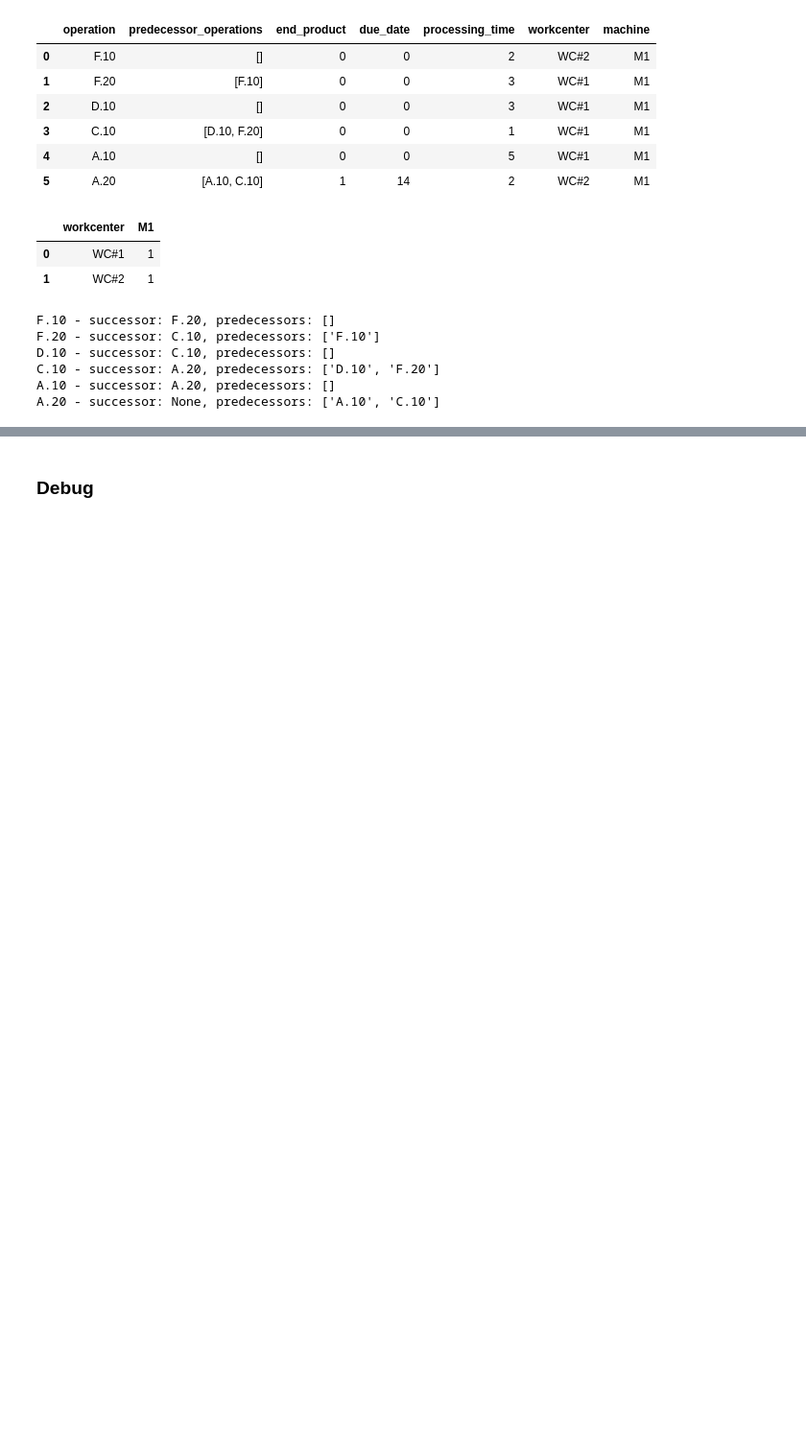
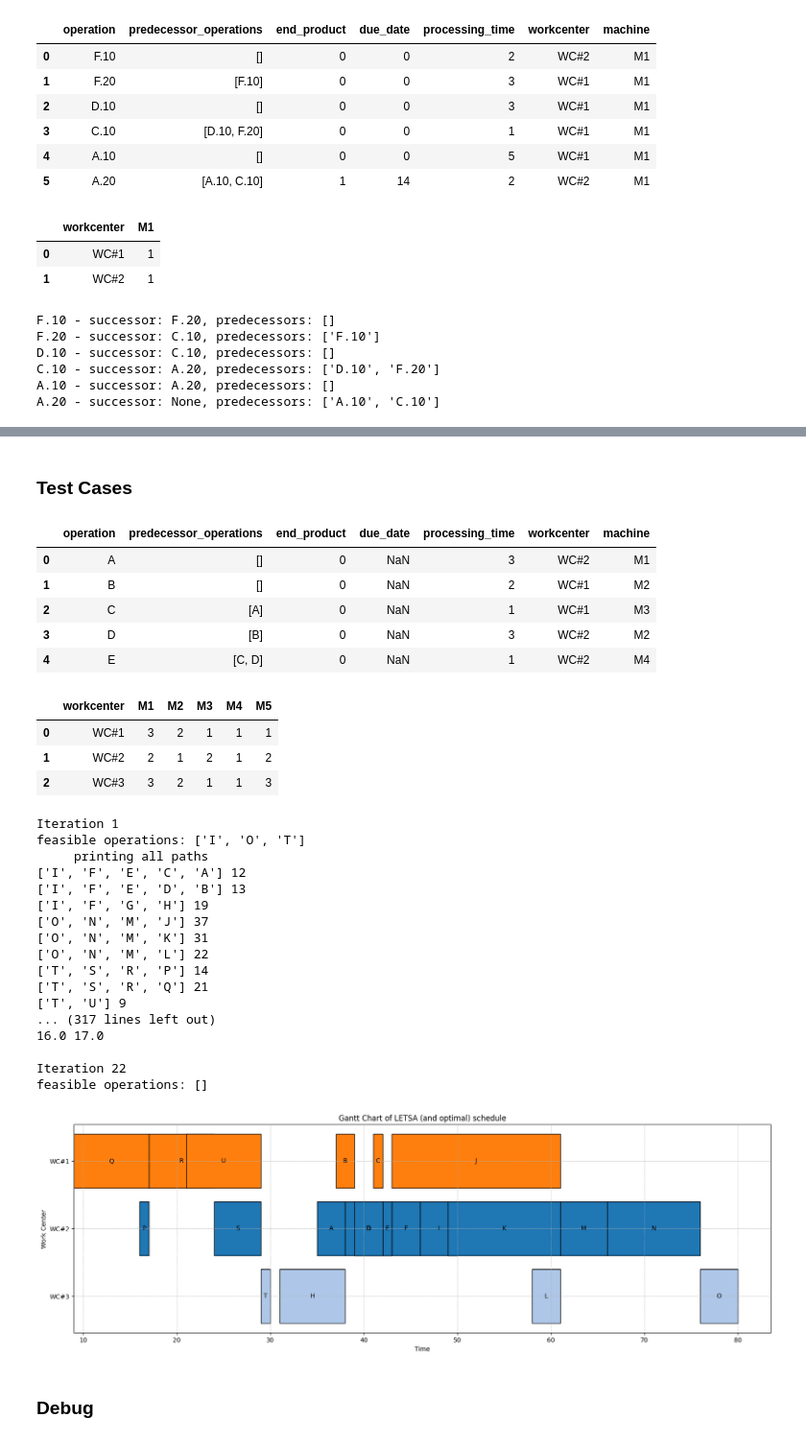
Before and after one commit to nathanansel28/40.014-ESA, a Jupyter notebook: 02_TestingHeuristics/LETSA_heuristic_new.ipynb, the cells around one changed output, grey strips where cells are left out. Shown at 96% size. Saved outputs shown, nothing was run; the diff lists cells and outputs as text; code cells hidden in the pictures; blank space fills up the shorter version.

```diff
--- a/02_TestingHeuristics/LETSA_heuristic_new.ipynb
+++ b/02_TestingHeuristics/LETSA_heuristic_new.ipynb
@@ -801,3 +770,62 @@ feasible operations: []
+# %% [markdown]
+### Test Cases
+# %%
+df_BOM = pd.DataFrame({
+    'operation': ['A', 'B', 'C', 'D', 'E', 'F', 'G', 'H', 'I', 'J', 'K', 'L', 'M', 'N', 'O', 'P', 'Q', 'R', 'S', 'T', 'U'],
+    'predecessor_operations': [[], [], ["A"], ["B"], ["C", "D"], ["E", "G"], ["H"], [], ["F"], [], [], [], ["J", "K", "L"], ["M"], ["N"], [], [], ["P", "Q"], ["R"], ["S", "U"], []],
+    'end_product': [0, 0, 0, 0, 0, 0, 0, 0, 1, 0, 0, 0, 0, 0, 1, 0, 0, 0, 0, 1, 0],
+    'due_date': [None, None, None, None, None, None, None, None, 50.0, None, None, None, None, None, 80.0, None, None, None, None, 30.0, None],
+    'processing_time': [3, 2, 1, 3, 1, 3, 5, 7, 4, 18, 12, 3, 5, 10, 4, 1, 8, 7, 5, 1, 8],
+    'workcenter': ['WC#2', 'WC#1', 'WC#1', 'WC#2', 'WC#2', 'WC#2', 'WC#2', 'WC#3', 'WC#2', 'WC#1', 'WC#2', 'WC#3', 'WC#2', 'WC#2', 'WC#3', 'WC#2', 'WC#1', 'WC#1', 'WC#2', 'WC#3', 'WC#1'],
+    'machine': ["M1", "M2", "M3", "M2", "M4", "M5", "M1", "M2", "M3", "M4", "M5", "M1", "M2", "M3", "M2", "M3", "M4", "M5", "M1", "M4", "M2"]
+})
+df_machine = pd.DataFrame({
+    'workcenter': ["WC#1", "WC#2", "WC#3"],
+    'M1': [3, 2, 3],
+    'M2': [2, 1, 2],
+    'M3': [1, 2, 1],
+    'M4': [1, 1, 1],
+    'M5': [1, 2, 3]
+})
+display(df_BOM.head())
+display(df_machine.head())
+
+factory = load_factory(df_machine)
+operations = load_operations_from_df(df_BOM)
+# for operation_key in operations.keys():
+#     print(f"{operations[operation_key].id} - successor: {operations[operation_key].successor}, predecessors: {operations[operation_key].predecessors}")
+scheduled_operations = schedule_operations(operations, factory)
+
+plot_gantt_chart(scheduled_operations)
+# %% [output]
+|  | operation | predecessor_operations | end_product | due_date | processing_time | workcenter | machine |
+| 0 | A | [] | 0 | NaN | 3 | WC#2 | M1 |
+| 1 | B | [] | 0 | NaN | 2 | WC#1 | M2 |
+| 2 | C | [A] | 0 | NaN | 1 | WC#1 | M3 |
+| 3 | D | [B] | 0 | NaN | 3 | WC#2 | M2 |
+| 4 | E | [C, D] | 0 | NaN | 1 | WC#2 | M4 |
+|  | workcenter | M1 | M2 | M3 | M4 | M5 |
+| 0 | WC#1 | 3 | 2 | 1 | 1 | 1 |
+| 1 | WC#2 | 2 | 1 | 2 | 1 | 2 |
+| 2 | WC#3 | 3 | 2 | 1 | 1 | 3 |
+Iteration 1
+feasible operations: ['I', 'O', 'T']
+     printing all paths
+['I', 'F', 'E', 'C', 'A'] 12
+['I', 'F', 'E', 'D', 'B'] 13
+['I', 'F', 'G', 'H'] 19
+['O', 'N', 'M', 'J'] 37
+['O', 'N', 'M', 'K'] 31
+['O', 'N', 'M', 'L'] 22
+['T', 'S', 'R', 'P'] 14
+['T', 'S', 'R', 'Q'] 21
+['T', 'U'] 9
+... (317 lines left out)
+16.0 17.0
+
+Iteration 22
+feasible operations: []
+[figure, added]
 # %% [markdown]
 ### Debug
 # %%
```
Also changed, not shown: parts of 7 cells of this notebook.
